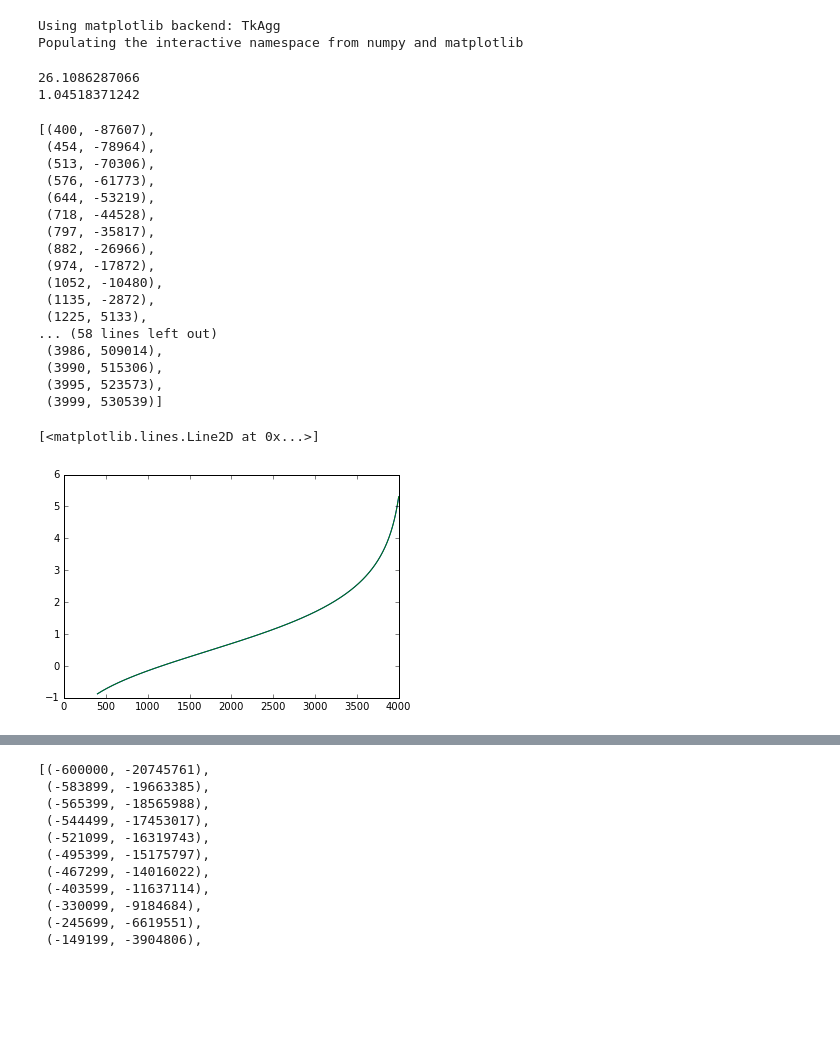
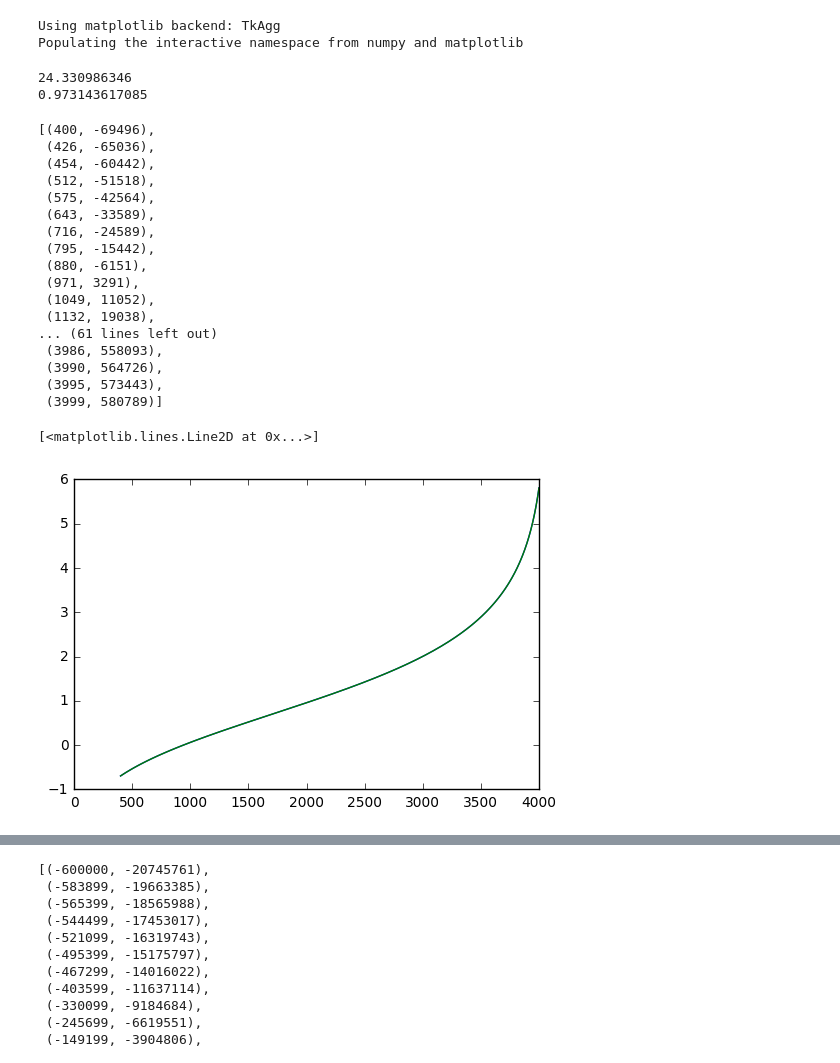
Before and after one commit to kloper/thermo, a Jupyter notebook: doc/thermocouple.ipynb, the cells around one changed output, grey strips where cells are left out. Saved outputs shown, nothing was run; the diff lists cells and outputs as text; code cells hidden in the pictures; blank space fills up the shorter version.

Commit message:
Adapt code for new dev board settings
1. The r2 resistors on lm358 has been set to 910K
2. Vref = 10mV + Voffset

```diff
--- a/doc/thermocouple.ipynb
+++ b/doc/thermocouple.ipynb
@@ -9,7 +9,15 @@ Using matplotlib backend: TkAgg
 Populating the interactive namespace from numpy and matplotlib
 # %%
 class Thermocouple(object):
-    def __init__(self, r1=10e3, r2=464.5e3, rtc=29.0, vref=40e-3, vdd=3.3):
+    def __init__(self, r1=10e3, r2=910e3, rtc=29.0, vref=10.050e-3, vdd=3.3):
+        """
+        @brief Constructor
+        @param r1 Value of input resistors of LM358 differential setup
+        @param r2 Value of feedback resistors of LM358 differential setup
+        @param rtc Resistance of thermocouple itself
+        @param vref Value of Vref
+        @param vdd Value of Vdd
+        """
         self.r1 = r1
         self.r2 = r2
         self.rtc = rtc
@@ -34,7 +42,7 @@ class Thermocouple(object):
         return self.vt(vout) - self.it(vout) * self.rtc
 
 class Thermistor(object):
-    def __init__(self, r0=100000, beta=3950, t0=298.15, r_sense=67000 * 2):
+    def __init__(self, r0=100000, beta=3950, t0=298.15, r_sense=100000):
         self.r0 = r0 # Ohm
         self.beta = beta
         self.t0 = t0 # Kelvin
@@ -57,42 +65,43 @@ adc_clicks = np.arange(400, 4000, 1)
 k_type_temp2v = np.vectorize(k_type.func)
 cold_junction_adc2mv = k_type_temp2v(cold_junction_thermistor.temp(adc_clicks)-273.15)
 # %%
-index = np.argmax(adc_clicks==2394)
-print cold_junction_thermistor.temp(2394)-273.15
-print cold_junction_adc2mv[index]
+thermistor_adc_value=2017
+index = np.argmax(adc_clicks==thermistor_adc_value)
+print(cold_junction_thermistor.temp(thermistor_adc_value)-273.15)
+print(cold_junction_adc2mv[index])
 # %% [output]
-26.1086287066
-1.04518371242
+24.330986346
+0.973143617085
 # %%
 from rdp import rdp
 from pprint import pprint
 
-cold_junction_adc2mv_approx = rdp(zip(adc_clicks, cold_junction_adc2mv), epsilon=0.001)
+cold_junction_adc2mv_approx = rdp(list(zip(adc_clicks, cold_junction_adc2mv)), epsilon=0.001)
 
 pprint([(int(v[0]), int(v[1]*100000)) for v in cold_junction_adc2mv_approx])
 
 plt.plot(adc_clicks, cold_junction_adc2mv)
 plt.plot([v[0] for v in cold_junction_adc2mv_approx], [v[1] for v in cold_junction_adc2mv_approx])
 # %% [output]
-[(400, -87607),
- (454, -78964),
- (513, -70306),
- (576, -61773),
- (644, -53219),
- (718, -44528),
- (797, -35817),
- (882, -26966),
- (974, -17872),
- (1052, -10480),
- (1135, -2872),
- (1225, 5133),
-... (58 lines left out)
- (3986, 509014),
- (3990, 515306),
- (3995, 523573),
- (3999, 530539)]
+[(400, -69496),
+ (426, -65036),
+ (454, -60442),
+ (512, -51518),
+ (575, -42564),
+ (643, -33589),
+ (716, -24589),
+ (795, -15442),
+ (880, -6151),
+ (971, 3291),
+ (1049, 11052),
+ (1132, 19038),
+... (61 lines left out)
+ (3986, 558093),
+ (3990, 564726),
+ (3995, 573443),
+ (3999, 580789)]
 [<matplotlib.lines.Line2D at 0x...>]
-[figure, old version]
+[figure, new version]
 # %%
 hot_junction_temp = np.arange(-100, 1200, 0.01)
 hot_junction_delta = k_type_temp2v(hot_junction_temp)
```
Also changed, not shown: parts of 7 cells of this notebook, 4 other files.
